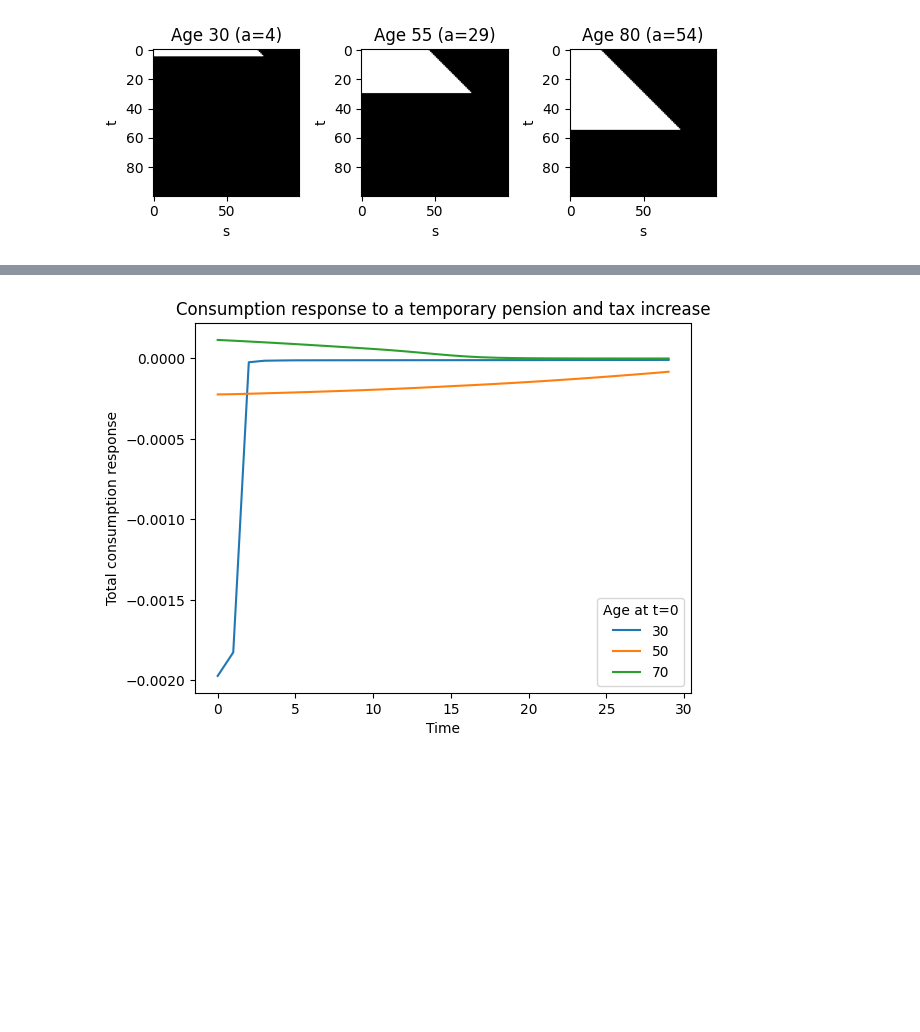
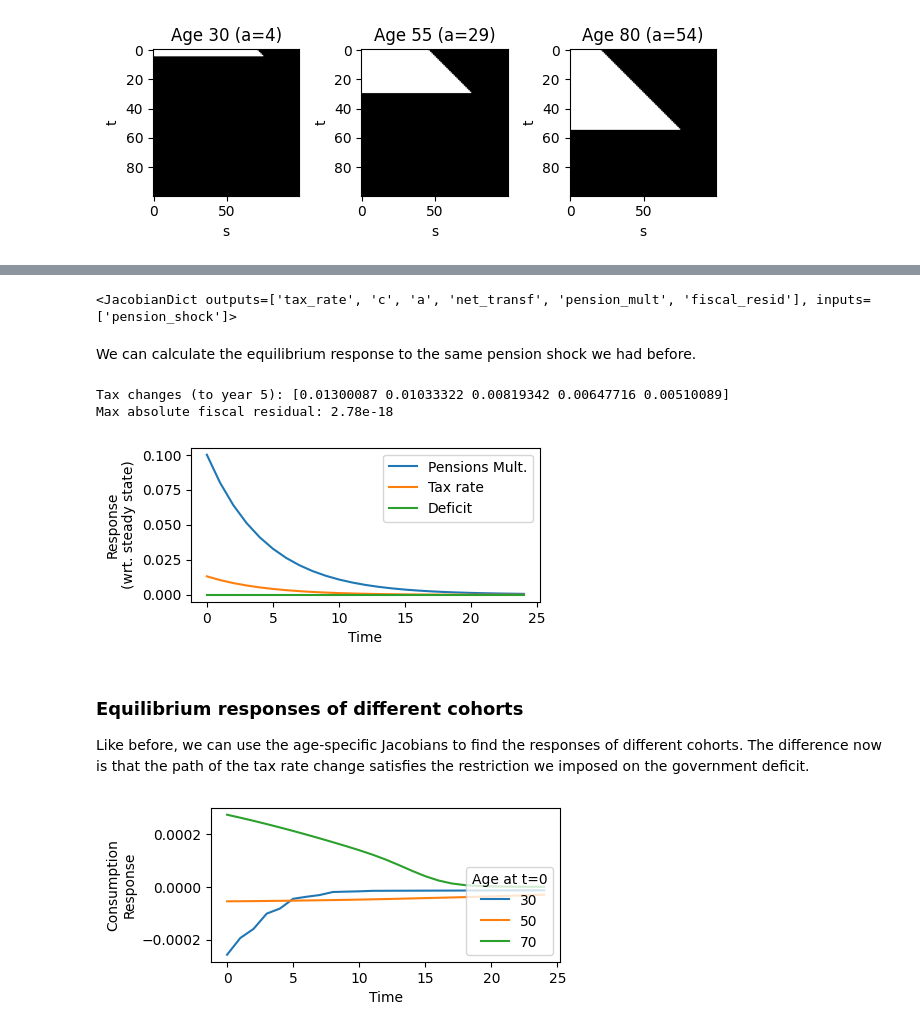
Before and after one commit to Mv77/LC-SSJ_public, a Jupyter notebook: demo.ipynb, the cells around one changed output, grey strips where cells are left out. Drawn from its saved outputs; the diff is of its cells as text; code cells hidden in the pictures; blank space fills up the shorter version.

```diff
--- a/demo.ipynb
+++ b/demo.ipynb
@@ -337,19 +522,67 @@ Now imagine that, to offset the cost of the increase in pensions, the government
+# %%
+unknowns = ['tax_rate']
+targets = ['fiscal_resid']
+exogenous = ['pension_shock']
+dag.blocks
+
+# Solve for GE jacobian
+G = dag.solve_jacobian(ss, unknowns, targets, exogenous, T=T)
+print(G)
+# %% [output]
+<JacobianDict outputs=['tax_rate', 'c', 'a', 'net_transf', 'pension_mult', 'fiscal_resid'], inputs=['pension_shock']>
+# %% [markdown]
+We can calculate the equilibrium response to the same pension shock we had before.
+# %%
+# Apply the pension shock
+pension_shock = shocks['pension_mult']
+td = G.apply({'pension_shock': pension_shock})
+
+# Check that we got an endogenous tax response
+print('Tax changes (to year 5):', td['tax_rate'][:5])
+
+# And that the fiscal residual is zero
+print(f"Max absolute fiscal residual: {np.max(np.abs(td['fiscal_resid'])):0.2e}")
+# %% [output]
+Tax changes (to year 5): [0.01300087 0.01033322 0.00819342 0.00647716 0.00510089]
+Max absolute fiscal residual: 2.78e-18
+# %%
+# Plot the shock, target, and endogenous tax response
+t_plot = 25
+fig = plt.figure(figsize=(4.5, 2))
+plt.plot(td['pension_mult'][:t_plot], label='Pensions Mult.')
+plt.plot(td['tax_rate'][:t_plot], label='Tax rate')
+plt.plot(td['fiscal_resid'][:t_plot], label='Deficit')
+plt.xlabel('Time')
+plt.ylabel('Response\n(wrt. steady state)')
+plt.legend()
+plt.show()
+
+if export_plots:
+    fig.tight_layout()
+    fig.savefig(plot_dir + "GE_pension_agg.pdf")
+# %% [output]
+[figure, added]
+# %% [markdown]
+### Equilibrium responses of different cohorts
+
+Like before, we can use the age-specific Jacobians to find the responses of different cohorts. The difference now is that the path of the tax rate change satisfies the restriction we imposed on the government deficit.
+# %%
+# Consumption response of different cohorts
+coh_c_resp = sum(
+    [np.dot(coh_jacs[inp]['c'], td[inp]) for inp in ['tax_rate', 'pension_mult']]
+)
 # %%
-# Create the tax rate shock. Assume a 10% bump that lasts for 2 years.
-tax_rate_shock = 0.10 * (np.arange(T) < 2)
-# Find the consumption response
-coh_c_tax_resp = np.dot(coh_jacs['tax_rate']['c'], tax_rate_shock)
-# Find the total response to the two changes
-coh_c_total_resp = coh_c_pension_resp + coh_c_tax_resp
+# Plot the total response of different cohorts
+fig = plt.figure(figsize=(4.5, 2))
+for a in ages:
+    plt.plot(coh_c_resp[a - age_vec[0], :t_plot], label=str(a))
+plt.xlabel("Time")
+plt.ylabel("Consumption\nResponse")
+plt.legend(title="Age at t=0", loc='lower right')
+plt.show()
 
-# Plot the total response of different cohorts
-plt.figure()
-for a in ages:
-    plt.plot(coh_c_total_resp[a - age_vec[0], :t_max_plot], label=str(a))
-plt.xlabel("Time")
-plt.ylabel("Total consumption response")
-plt.legend(title="Age at t=0")
-plt.title("Consumption response to a temporary pension and tax increase")
-plt.show()
+if export_plots:
+    fig.tight_layout()
+    fig.savefig(plot_dir + "GE_pension_coh.pdf")
 # %% [output]
-[figure, old version]
+[figure, new version]
```
Also changed, not shown: parts of 43 cells of this notebook.
